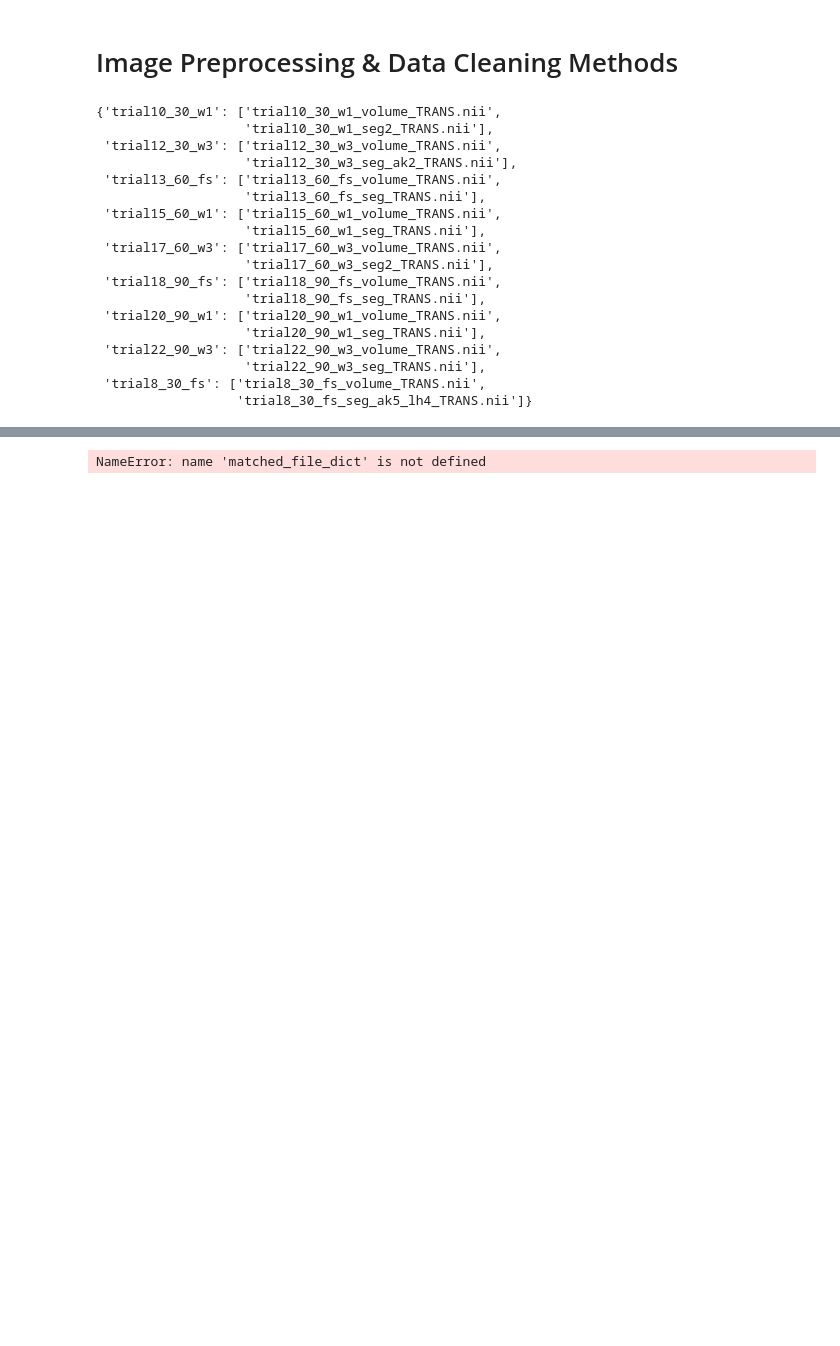
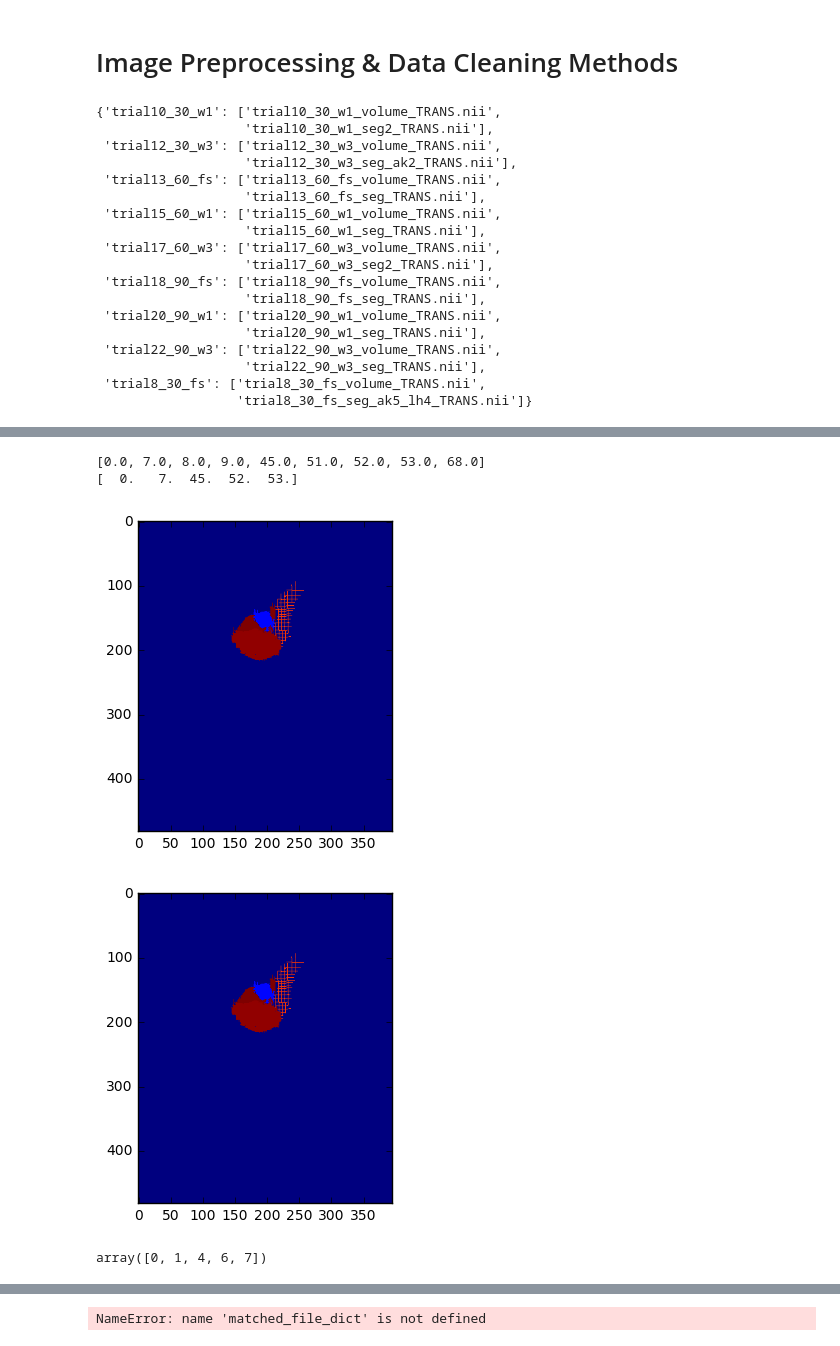
Before and after one commit to lhallock/openarm-seg, a Jupyter notebook: visualize_data_set.ipynb, the cells around one changed output, grey strips where cells are left out. Cells and saved outputs as stored; diff of their text form; code cells hidden in the pictures; blank space fills up the shorter version.

```diff
--- a/visualize_data_set.ipynb
+++ b/visualize_data_set.ipynb
@@ -124,3 +159,30 @@ False
+# %%
+scan_voxel = nib.load(example_segmentation)
+struct_arr = scan_voxel.get_data()
+n, h, w = struct_arr.shape
+class_labels = list(np.unique(struct_arr))
+flattened_images = struct_arr.flatten().reshape((n,h*w))
+# %%
+print(class_labels)
+
+i = struct_arr[400]
+print(np.unique(i))
+plt.imshow(i)
+plt.show()
+
+# Custom one hot image encoding function
+encoded = np.array([list(map(class_labels.index, flattened_images[i])) for i in range(400, 402)])
+ei = encoded[0].reshape(h, w)
+plt.imshow(i)
+plt.show()
+
+np.unique(encoded[0])
+# %% [output]
+[0.0, 7.0, 8.0, 9.0, 45.0, 51.0, 52.0, 53.0, 68.0]
+[  0.   7.  45.  52.  53.]
+[figure, added]
+[figure, added]
+array([0, 1, 4, 6, 7])
 # %%
 example_segmentation = os.path.join(base_data_dir, 'trial10_30_w1_seg2_TRANS.nii')
 scan_voxel = nib.load(example_segmentation)
```
Also changed, not shown: parts of 3 cells of this notebook, 1 other file.
